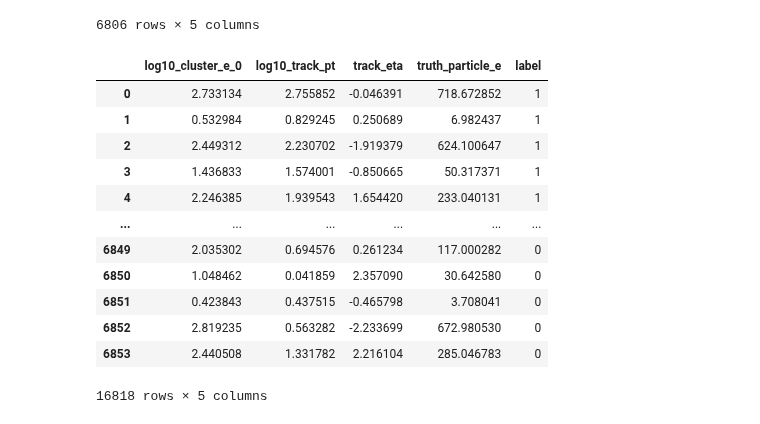
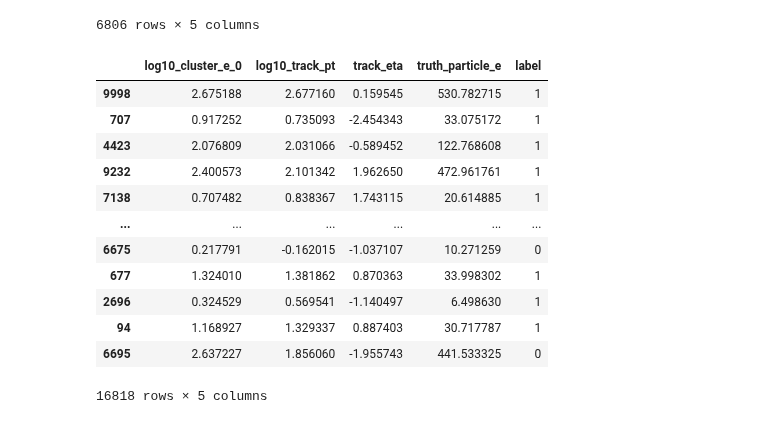
Before and after one commit to atlas-calo-ml/gn4pions_eastbay, a Jupyter notebook: mariel_gnn.ipynb, the cells around one changed output. Drawn from its saved outputs; the diff is of its cells as text; code cells hidden in the pictures.

```diff
--- a/mariel_gnn.ipynb
+++ b/mariel_gnn.ipynb
@@ -414,18 +412,19 @@ df_pi0
 6806 rows × 5 columns
 # %%
 df = pd.concat([df_pion, df_pi0])
+df = df.sample(frac=1) # shuffle the rows, for good measure
 df
 # %% [output]
 |  | log10_cluster_e_0 | log10_track_pt | track_eta | truth_particle_e | label |
-| 0 | 2.733134 | 2.755852 | -0.046391 | 718.672852 | 1 |
-| 1 | 0.532984 | 0.829245 | 0.250689 | 6.982437 | 1 |
-| 2 | 2.449312 | 2.230702 | -1.919379 | 624.100647 | 1 |
-| 3 | 1.436833 | 1.574001 | -0.850665 | 50.317371 | 1 |
-| 4 | 2.246385 | 1.939543 | 1.654420 | 233.040131 | 1 |
+| 9998 | 2.675188 | 2.677160 | 0.159545 | 530.782715 | 1 |
+| 707 | 0.917252 | 0.735093 | -2.454343 | 33.075172 | 1 |
+| 4423 | 2.076809 | 2.031066 | -0.589452 | 122.768608 | 1 |
+| 9232 | 2.400573 | 2.101342 | 1.962650 | 472.961761 | 1 |
+| 7138 | 0.707482 | 0.838367 | 1.743115 | 20.614885 | 1 |
 | ... | ... | ... | ... | ... | ... |
-| 6849 | 2.035302 | 0.694576 | 0.261234 | 117.000282 | 0 |
-| 6850 | 1.048462 | 0.041859 | 2.357090 | 30.642580 | 0 |
-| 6851 | 0.423843 | 0.437515 | -0.465798 | 3.708041 | 0 |
-| 6852 | 2.819235 | 0.563282 | -2.233699 | 672.980530 | 0 |
-| 6853 | 2.440508 | 1.331782 | 2.216104 | 285.046783 | 0 |
+| 6675 | 0.217791 | -0.162015 | -1.037107 | 10.271259 | 0 |
+| 677 | 1.324010 | 1.381862 | 0.870363 | 33.998302 | 1 |
+| 2696 | 0.324529 | 0.569541 | -1.140497 | 6.498630 | 1 |
+| 94 | 1.168927 | 1.329337 | 0.887403 | 30.717787 | 1 |
+| 6695 | 2.637227 | 1.856060 | -1.955743 | 441.533325 | 0 |
 16818 rows × 5 columns
```
Also changed, not shown: parts of 19 cells of this notebook.
